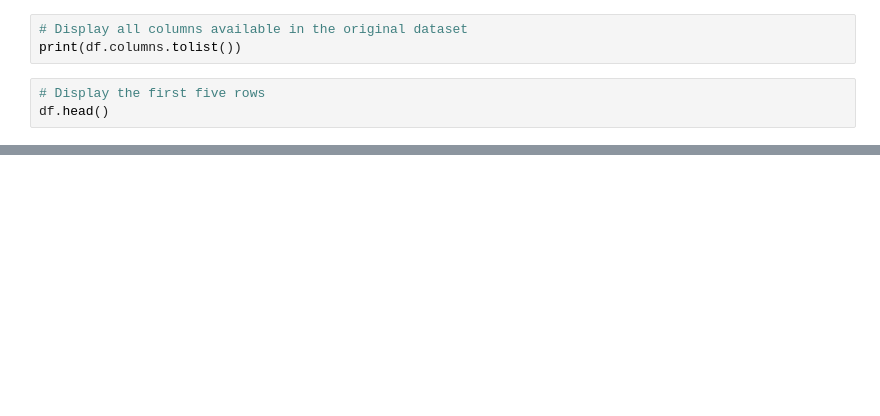
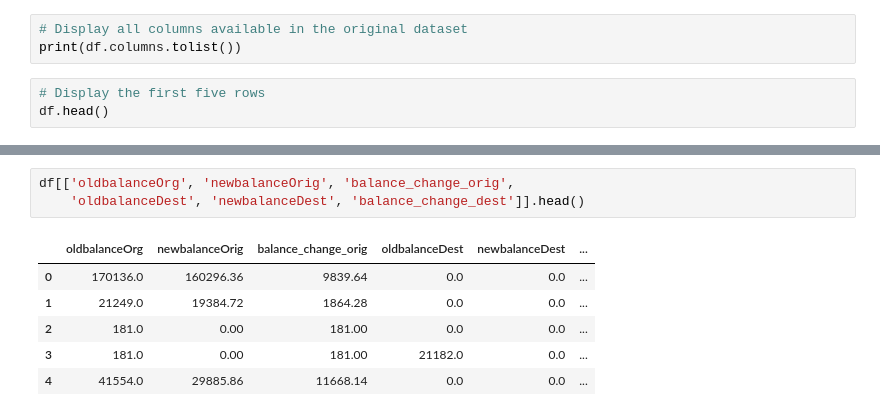
Before and after one commit to sthasarita/digital_wallet_fraud_detection, a Jupyter notebook: notebooks/main.ipynb, the cells around one changed output, grey strips where cells are left out. Saved outputs shown, nothing was run; the diff lists cells and outputs as text; blank space fills up the shorter version.

```diff
--- a/main.ipynb
+++ b/notebooks/main.ipynb
@@ -2603,0 +3034,10 @@ print(
+# %%
+df[['oldbalanceOrg', 'newbalanceOrig', 'balance_change_orig',
+    'oldbalanceDest', 'newbalanceDest', 'balance_change_dest']].head()
+# %% [output]
+|  | oldbalanceOrg | newbalanceOrig | balance_change_orig | oldbalanceDest | newbalanceDest | ... |
+| 0 | 170136.0 | 160296.36 | 9839.64 | 0.0 | 0.0 | ... |
+| 1 | 21249.0 | 19384.72 | 1864.28 | 0.0 | 0.0 | ... |
+| 2 | 181.0 | 0.00 | 181.00 | 0.0 | 0.0 | ... |
+| 3 | 181.0 | 0.00 | 181.00 | 21182.0 | 0.0 | ... |
+| 4 | 41554.0 | 29885.86 | 11668.14 | 0.0 | 0.0 | ... |
```
Also changed, not shown: parts of 87 cells of this notebook, 7 other files.
